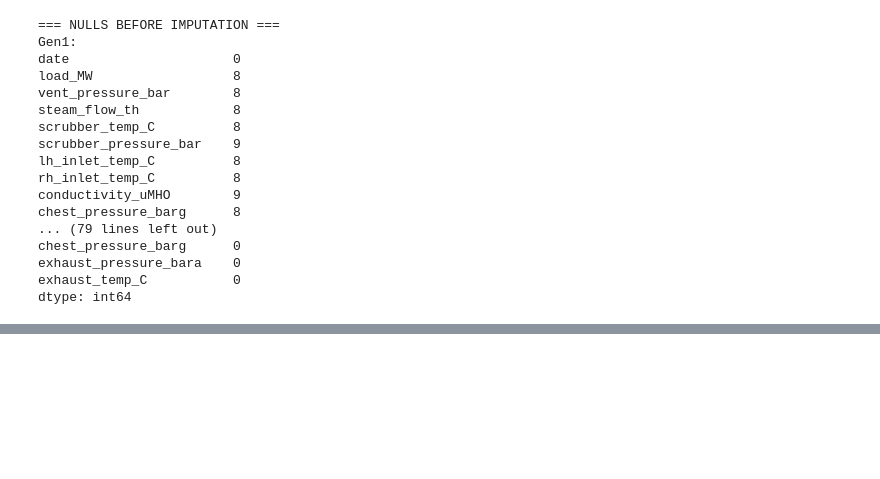
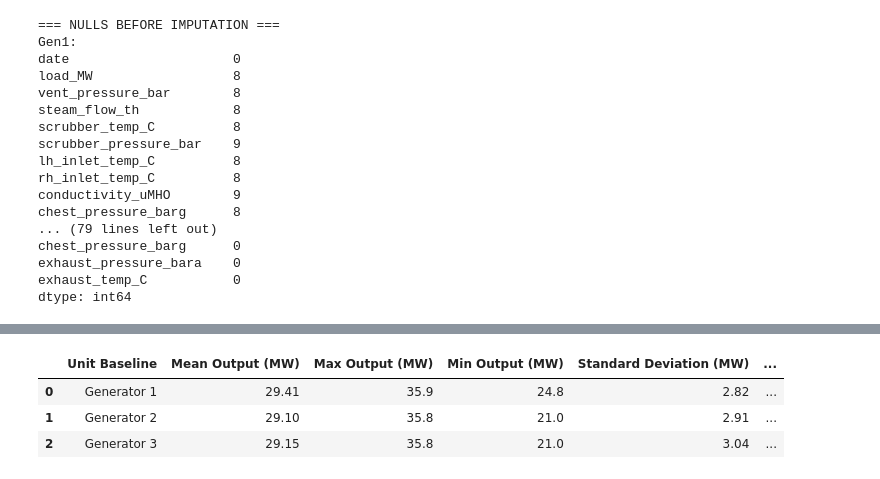
Before and after one commit to Darlene-13/double-flash-geothermal, a Jupyter notebook: notebooks/00_explanatory_data_analysis.ipynb, the cells around one changed output, grey strips where cells are left out. Cells and saved outputs as stored; diff of their text form; code cells hidden in the pictures; blank space fills up the shorter version.

```diff
--- a/notebooks/00_explanatory_data_analysis.ipynb
+++ b/notebooks/00_explanatory_data_analysis.ipynb
@@ -346,0 +415,45 @@ dtype: int64
+# %%
+# Define nominal design capacity for an Olkaria II unit
+NOMINAL_CAPACITY_MW = 35.0
+
+def generate_unit_profile(df, name):
+    # Calculate key high-grade engineering metrics
+    mean_load = df['load_MW'].mean()
+    max_load = df['load_MW'].max()
+    min_load = df['load_MW'].min()
+    std_dev = df['load_MW'].std()
+
+    # Capacity Factor = (Average Power Generated / Nominal Design Capacity) * 100
+    capacity_factor = (mean_load / NOMINAL_CAPACITY_MW) * 100
+
+    # Off-Design Volatility Coefficient (Relative standard deviation)
+    volatility_coef = (std_dev / mean_load) * 100
+
+    # Time spent severely derated (Operating below 30 MW)
+    derated_time_pct = (df['load_MW'] < 30.0).mean() * 100
+
+    profile = {
+        "Unit Baseline": name,
+        "Mean Output (MW)": round(mean_load, 2),
+        "Max Output (MW)": round(max_load, 2),
+        "Min Output (MW)": round(min_load, 2),
+        "Standard Deviation (MW)": round(std_dev, 2),
+        "Capacity Factor (%)": round(capacity_factor, 2),
+        "Volatility Coef (%)": round(volatility_coef, 2),
+        "Downtime/Derated Presence (%)": round(derated_time_pct, 2)
+    }
+    return profile
+
+# Compile profiles for all three power stations
+g1_prof = generate_unit_profile(gen1_raw, "Generator 1")
+g2_prof = generate_unit_profile(gen2_raw, "Generator 2")
+g3_prof = generate_unit_profile(gen3_raw, "Generator 3")
+
+# Display as a clean comparative engineering table
+df_profiles = pd.DataFrame([g1_prof, g2_prof, g3_prof])
+display(df_profiles)
+# %% [output]
+|  | Unit Baseline | Mean Output (MW) | Max Output (MW) | Min Output (MW) | Standard Deviation (MW) | ... |
+| 0 | Generator 1 | 29.41 | 35.9 | 24.8 | 2.82 | ... |
+| 1 | Generator 2 | 29.10 | 35.8 | 21.0 | 2.91 | ... |
+| 2 | Generator 3 | 29.15 | 35.8 | 21.0 | 3.04 | ... |
```
Also changed, not shown: parts of 6 cells of this notebook, 1 other file.
